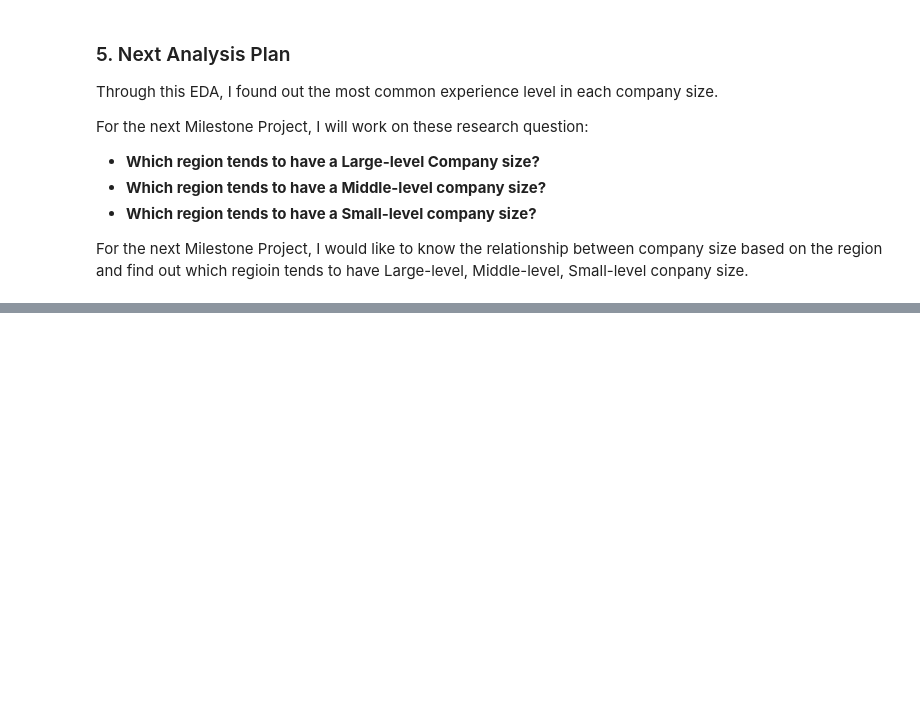
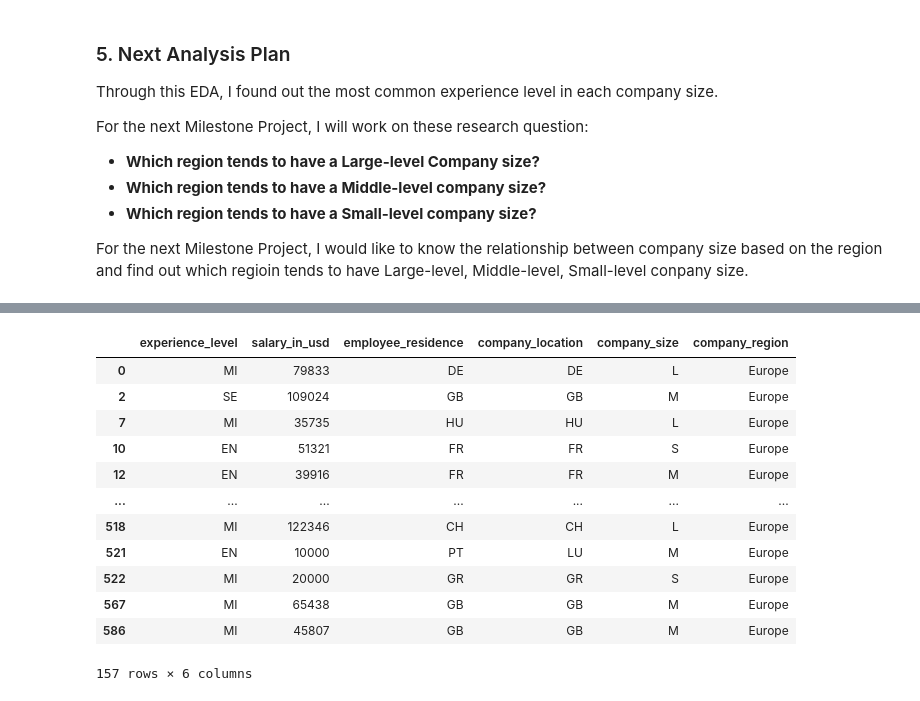
Before and after one commit to ubco-W2022T2-data301/project-group-group07, a Jupyter notebook: analysis/analysis1.ipynb, the cells around one changed output, grey strips where cells are left out. Drawn from its saved outputs; the diff is of its cells as text; code cells hidden in the pictures; blank space fills up the shorter version.

```diff
--- a/analysis/analysis1.ipynb
+++ b/analysis/analysis1.ipynb
@@ -220,0 +276,19 @@ For the next Milestone Project, I would like to know the relationship between co
+# %%
+# 3. process data
+# create a dataframe of company region Europe
+dfEurope = df1[df["company_region"] == "Europe"]
+dfEurope
+# %% [output]
+|  | experience_level | salary_in_usd | employee_residence | company_location | company_size | company_region |
+| 0 | MI | 79833 | DE | DE | L | Europe |
+| 2 | SE | 109024 | GB | GB | M | Europe |
+| 7 | MI | 35735 | HU | HU | L | Europe |
+| 10 | EN | 51321 | FR | FR | S | Europe |
+| 12 | EN | 39916 | FR | FR | M | Europe |
+| ... | ... | ... | ... | ... | ... | ... |
+| 518 | MI | 122346 | CH | CH | L | Europe |
+| 521 | EN | 10000 | PT | LU | M | Europe |
+| 522 | MI | 20000 | GR | GR | S | Europe |
+| 567 | MI | 65438 | GB | GB | M | Europe |
+| 586 | MI | 45807 | GB | GB | M | Europe |
+157 rows × 6 columns
```
Also changed, not shown: parts of 37 cells of this notebook.
